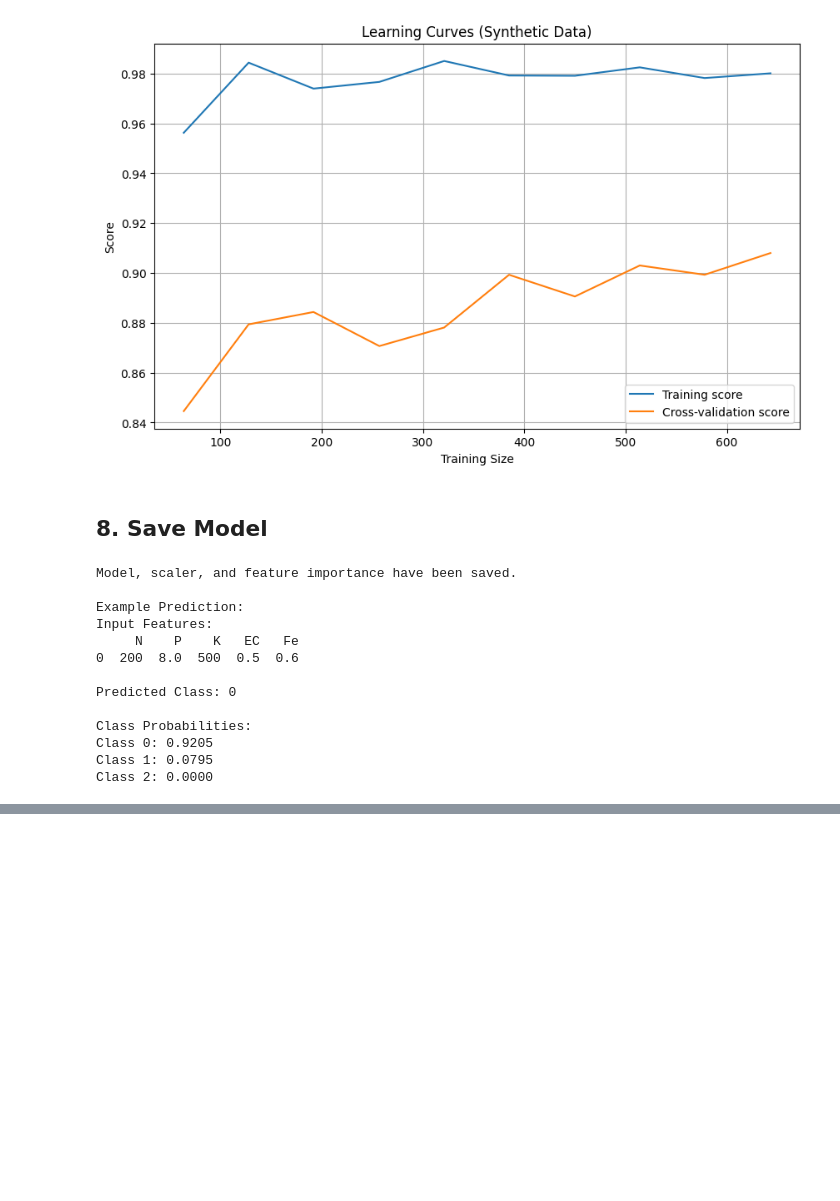
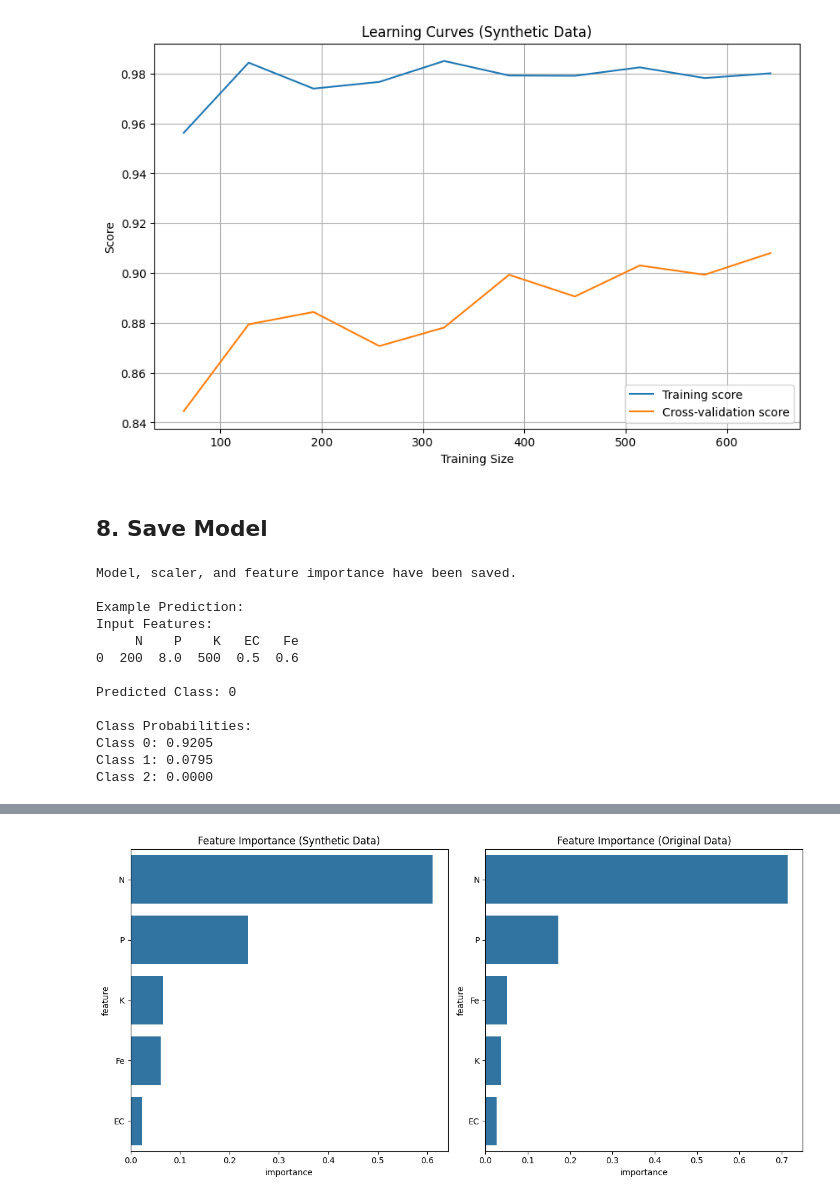
Before and after one commit to SoumyadipYT-OSS/SDP_Agri_Swastha, a Jupyter notebook: Models/new_rf_classifier_analysis.ipynb, the cells around one changed output, grey strips where cells are left out. Saved outputs shown, nothing was run; the diff lists cells and outputs as text; code cells hidden in the pictures; blank space fills up the shorter version.

Commit message:
Implement code changes to enhance functionality and improve performance

```diff
--- a/Models/new_rf_classifier_analysis.ipynb
+++ b/Models/new_rf_classifier_analysis.ipynb
@@ -285,0 +288,96 @@ Class 2: 0.0000
+# %%
+# Load and compare with the original model if available
+try:
+    # Load the original dataset model metrics
+    original_model = joblib.load('../Models/trained_models/rf_classifier.pkl')
+    original_scaler = joblib.load('../Models/trained_models/rf_scaler.pkl')
+
+    # Load original dataset for testing
+    original_df = pd.read_csv('../Datasets/dataset_1.csv')
+    X_orig = original_df.drop('Output', axis=1)
+    y_orig = original_df['Output']
+
+    # Split original data
+    _, X_orig_test, _, y_orig_test = train_test_split(X_orig, y_orig, test_size=0.2, random_state=42, stratify=y_orig)
+
+    # Scale original test data
+    X_orig_test_scaled = original_scaler.transform(X_orig_test)
+
+    # Get predictions from both models
+    synthetic_pred = best_rf.predict(X_test_scaled)
+    original_pred = original_model.predict(X_orig_test_scaled)
+
+    # Compare performance metrics
+    synthetic_accuracy = accuracy_score(y_test, synthetic_pred)
+    original_accuracy = accuracy_score(y_orig_test, original_pred)
+
+    print('Model Performance Comparison:')
+    print('\nSynthetic Dataset Model:')
+    print(f'Accuracy: {synthetic_accuracy:.4f}')
+    print('\nClassification Report:')
+    print(classification_report(y_test, synthetic_pred))
+
+    print('\nOriginal Dataset Model:')
+    print(f'Accuracy: {original_accuracy:.4f}')
+    print('\nClassification Report:')
+    print(classification_report(y_orig_test, original_pred))
+
+    # Compare feature importance
+    original_importance = pd.DataFrame({
+        'feature': X_orig.columns,
+        'importance': original_model.feature_importances_
+    }).sort_values('importance', ascending=False)
+
+    # Plot feature importance comparison
+    plt.figure(figsize=(12, 6))
+    plt.subplot(1, 2, 1)
+    sns.barplot(x='importance', y='feature', data=feature_importance)
+    plt.title('Feature Importance (Synthetic Data)')
+
+    plt.subplot(1, 2, 2)
+    sns.barplot(x='importance', y='feature', data=original_importance)
+    plt.title('Feature Importance (Original Data)')
+
+    plt.tight_layout()
+    plt.show()
+
+    # Compare confidence distributions
+    synthetic_proba = best_rf.predict_proba(X_test_scaled)
+    original_proba = original_model.predict_proba(X_orig_test_scaled)
+
+    plt.figure(figsize=(12, 4))
+
+    # Plot synthetic model confidence
+    plt.subplot(1, 2, 1)
+    for i in range(n_classes):
+        plt.hist(synthetic_proba[:, i], alpha=0.5, label=f'Class {i}', bins=20)
+    plt.title('Prediction Confidence Distribution\n(Synthetic Data)')
+    plt.xlabel('Confidence')
+    plt.ylabel('Count')
+    plt.legend()
+
+    # Plot original model confidence
+    plt.subplot(1, 2, 2)
+    for i in range(n_classes):
+        plt.hist(original_proba[:, i], alpha=0.5, label=f'Class {i}', bins=20)
+    plt.title('Prediction Confidence Distribution\n(Original Data)')
+    plt.xlabel('Confidence')
+    plt.ylabel('Count')
+    plt.legend()
+
+    plt.tight_layout()
+    plt.show()
+
+    # Calculate and compare mean confidence for correct predictions
+    synthetic_correct = synthetic_proba[np.arange(len(y_test)), y_test]
+    original_correct = original_proba[np.arange(len(y_orig_test)), y_orig_test]
+
+    print('\nMean Confidence for Correct Predictions:')
+    print(f'Synthetic Model: {synthetic_correct.mean():.4f} (+/- {synthetic_correct.std():.4f})')
+    print(f'Original Model: {original_correct.mean():.4f} (+/- {original_correct.std():.4f})')
+
+except FileNotFoundError:
+    print('Original model files not found. Please ensure you have run rf_classifier_analysis.ipynb first to train and save the original model.')
+except Exception as e:
+    print(f'An error occurred while comparing models: {str(e)}')
+# %% [output]
@@ -285,0 +401 @@ Class 2: 0.0000
+[figure, added]
```
Also changed, not shown: parts of 2 cells of this notebook.
